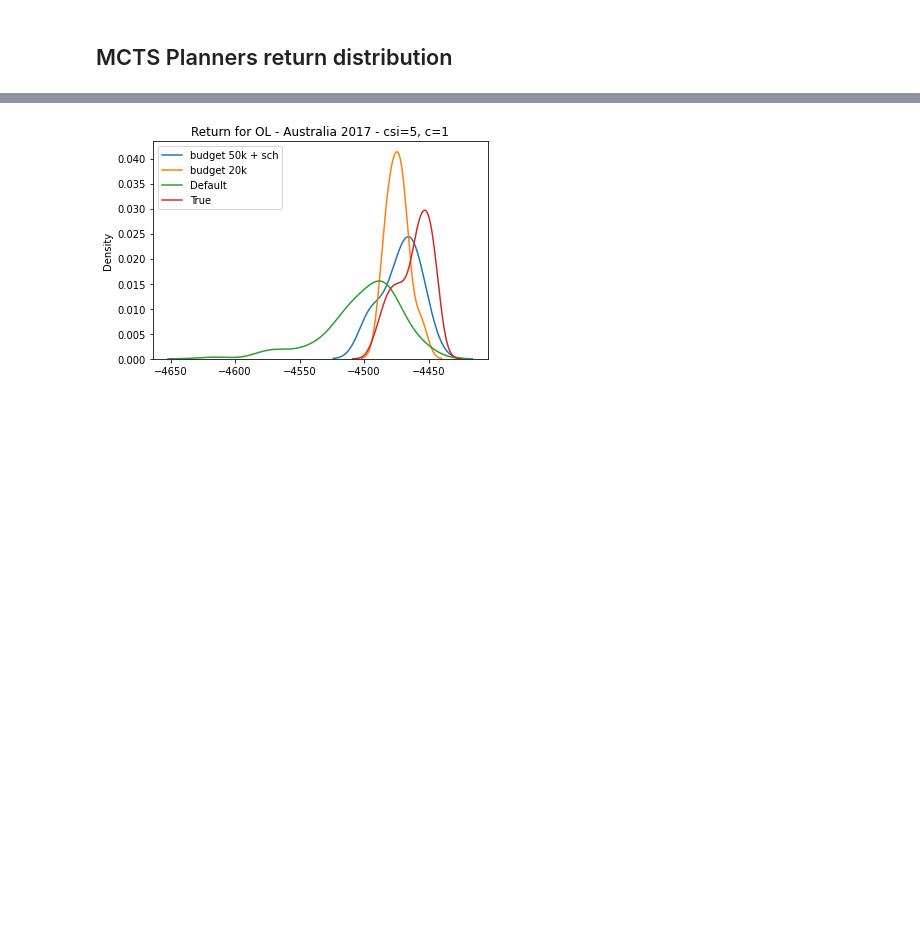
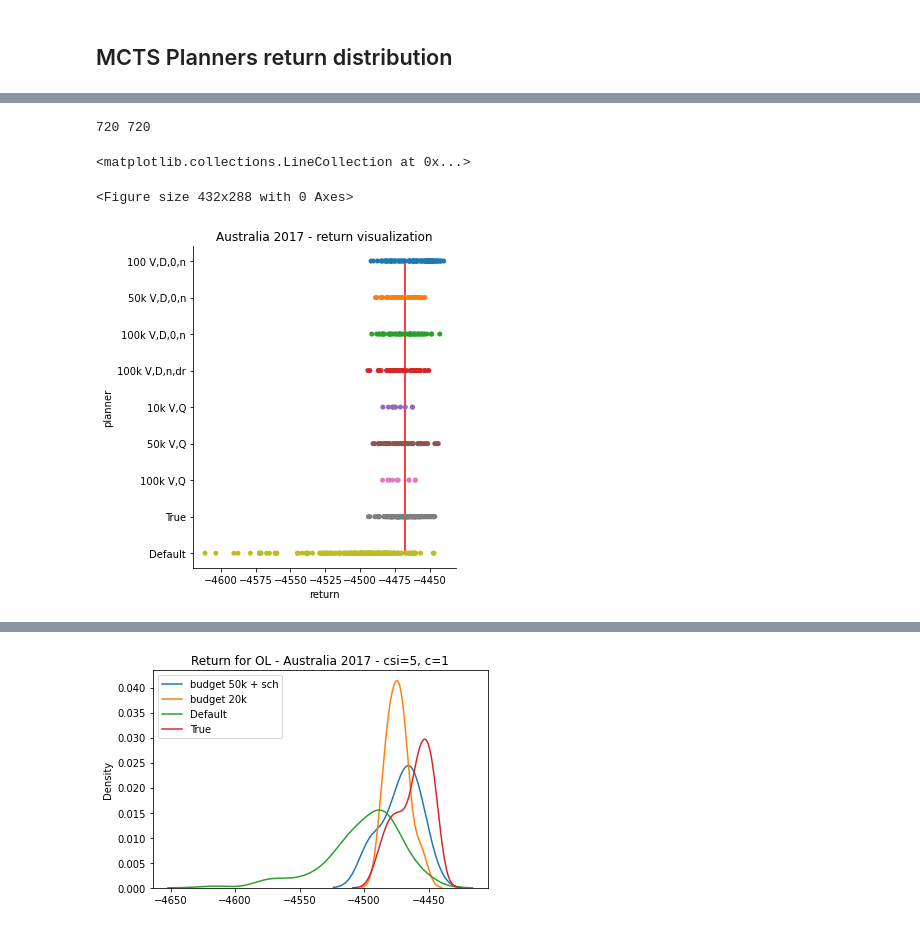
Before and after one commit to amarildolikmeta/alphazero_singleplayer, a Jupyter notebook: notebooks/return_distributions.ipynb, the cells around one changed output, grey strips where cells are left out. Saved outputs shown, nothing was run; the diff lists cells and outputs as text; code cells hidden in the pictures; blank space fills up the shorter version.

```diff
--- a/notebooks/return_distributions.ipynb
+++ b/notebooks/return_distributions.ipynb
@@ -40,0 +33,45 @@ plt.show()
+# %%
+true_sampled = np.random.choice(true_strategy_scores.squeeze(), 50, replace=True)
+true_sampled = true_strategy_scores.squeeze()
+test_50k = np.hstack([ol_uct_offline_scores_50k_am, ol_uct_offline_scores_50k_new])
+
+results = np.hstack([no_pit_100b.squeeze(), no_pit_50k.squeeze(), no_pit_100k.squeeze(), double_rollout_100k.squeeze(), ol_uct_offline_scores_10k.squeeze(), test_50k, ol_uct_offline_scores_100k.squeeze(), true_sampled, default_strategy_scores.squeeze()])
+labels = ["100 V,D,0,n"] * len(no_pit_100b)
+labels.extend(["50k V,D,0,n"] * len(no_pit_50k))
+labels.extend(["100k V,D,0,n"] * len(no_pit_100k))
+labels.extend(["100k V,D,n,dr"] * len(double_rollout_100k))
+labels.extend(["10k V,Q"] * len(ol_uct_offline_scores_10k))
+labels.extend(["50k V,Q"] * len(test_50k))
+labels.extend(["100k V,Q"] * len(ol_uct_offline_scores_100k))
+
+labels.extend(["True"] * len(true_sampled))
+labels.extend(["Default"] * len(default_strategy_scores))
+
+sets = [1] * len(no_pit_100b)
+sets.extend([1] * len(no_pit_50k))
+sets.extend([1] * len(no_pit_100k))
+sets.extend([2] * len(double_rollout_100k))
+sets.extend([3] * len(ol_uct_offline_scores_10k))
+sets.extend([3] * len(test_50k))
+sets.extend([3] * len(ol_uct_offline_scores_100k))
+
+sets.extend([4] * len(true_sampled))
+sets.extend([4] * len(default_strategy_scores))
+
+print(len(labels), len(results))
+
+df = pd.DataFrame({"planner": labels, "return":results, "set": sets})
+# %% [output]
+720 720
+# %%
+plt.figure()
+# ax = sns.violinplot(x="return", y="planner", data=df,
+                    # inner=None, color=".8")
+ax = sns.catplot(x="return", y="planner", data=df, jitter=False)
+plt.title("Australia 2017 - return visualization")
+plt.savefig("../figures/categorical_aus_2017.jpg", bbox_inches='tight')
+plt.vlines(x=np.mean(true_strategy_scores), ymin=0, ymax=len(df['planner'].unique())-1, colors=['red'])
+# %% [output]
+<matplotlib.collections.LineCollection at 0x...>
+<Figure size 432x288 with 0 Axes>
+[figure, added]
```
Also changed, not shown: parts of 3 cells of this notebook, 5 other files.
